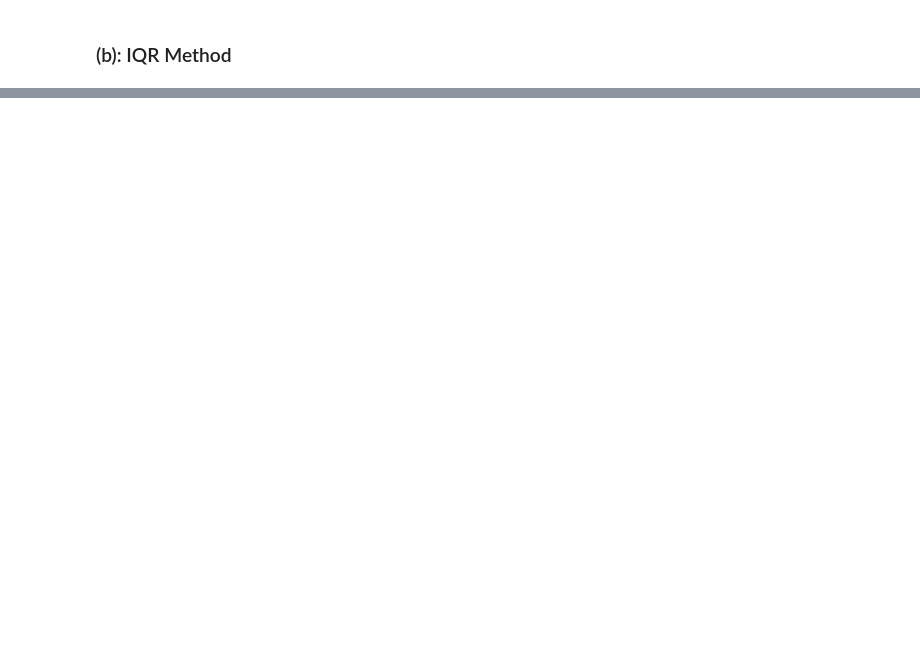
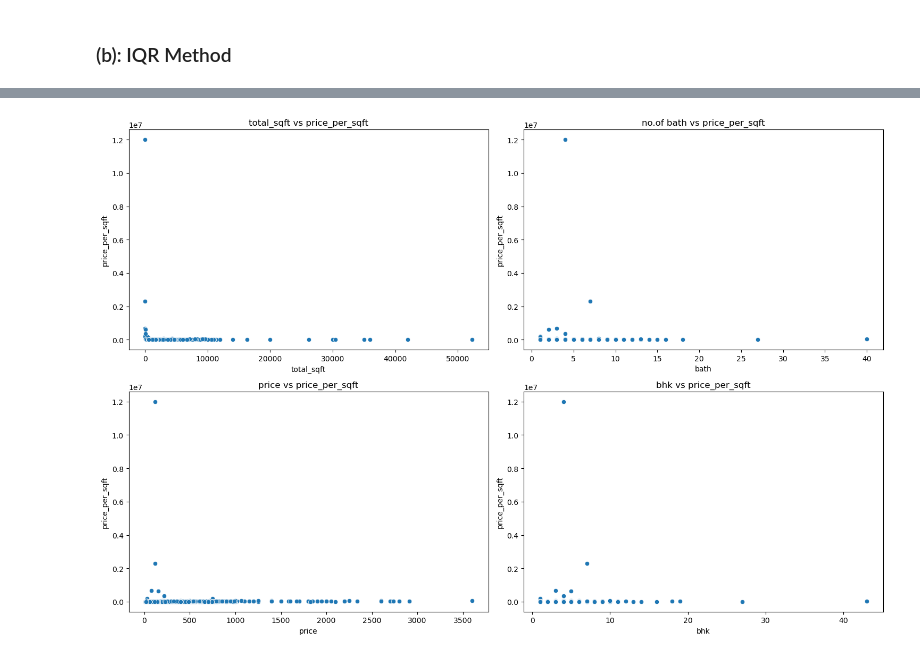
Before and after one commit to jumishafeeq/ML-Assignments, a Jupyter notebook: ML_Assignment.ipynb, the cells around one changed output, grey strips where cells are left out. Saved outputs shown, nothing was run; the diff lists cells and outputs as text; code cells hidden in the pictures; blank space fills up the shorter version.

```diff
--- a/ML_Assignment.ipynb
+++ b/ML_Assignment.ipynb
@@ -225,0 +382,27 @@ sns.boxplot(capping_df['price_per_sqft'])
+# %%
+plt.figure(figsize=(15, 10))
+
+# total_sqft vs price_per_sqft
+plt.subplot(2, 2, 1)
+sns.scatterplot(data=df, x='total_sqft', y='price_per_sqft')
+plt.title('total_sqft vs price_per_sqft')
+
+# no.of bath vs price_per_sqft
+plt.subplot(2, 2, 2)
+sns.scatterplot(data=df, x='bath', y='price_per_sqft')
+plt.title('no.of bath vs price_per_sqft')
+
+# price vs price_per_sqft
+plt.subplot(2, 2, 3)
+sns.scatterplot(data=df, x='price', y='price_per_sqft')
+plt.title('price vs price_per_sqft')
+
+# bhk vs price_per_sqft
+plt.subplot(2, 2, 4)
+sns.scatterplot(data=df, x='bhk', y='price_per_sqft')
+plt.title('bhk vs price_per_sqft')
+
+plt.tight_layout()
+plt.show()
+# %% [output]
+[figure, added]
```
Also changed, not shown: parts of 50 cells of this notebook.
